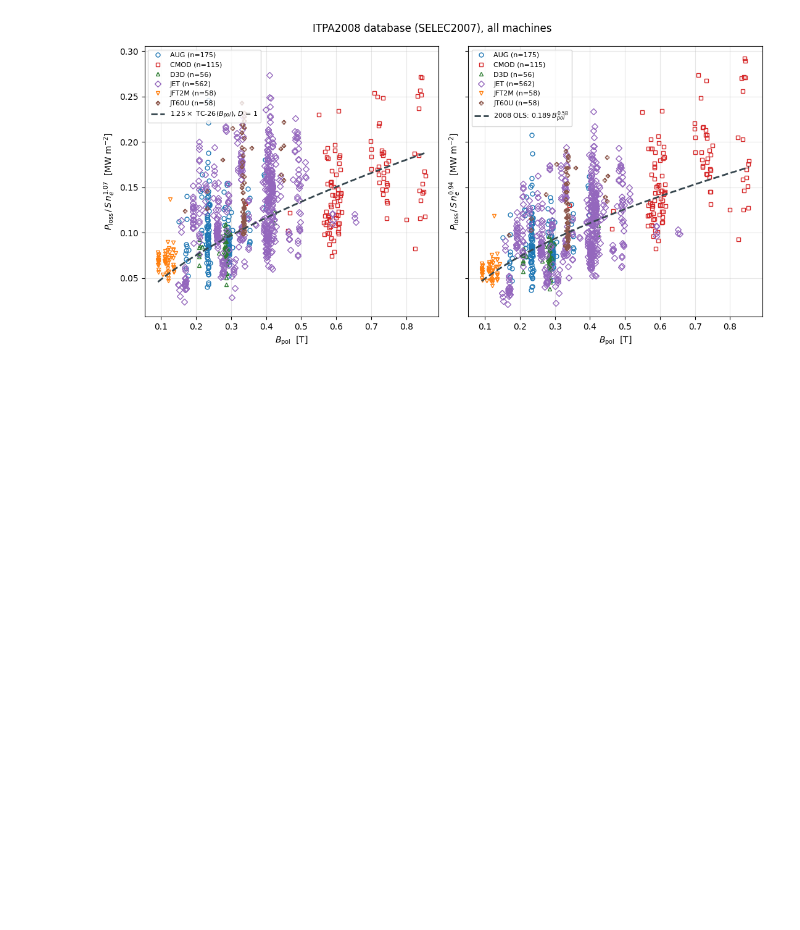
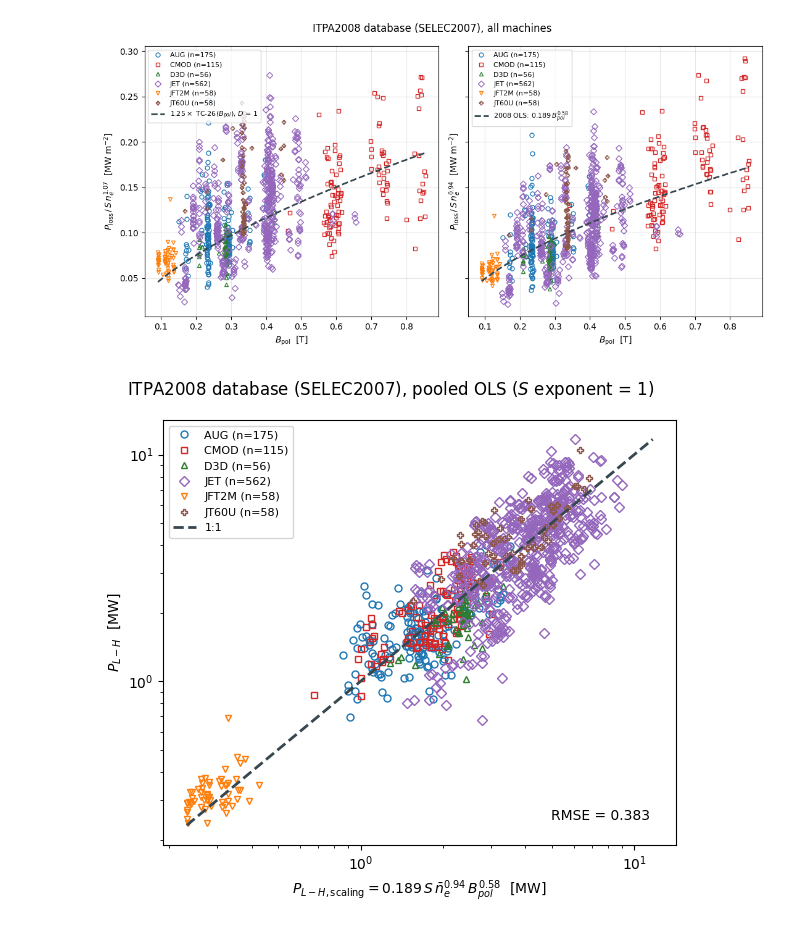
Before and after one commit to fionncur/itpa-imas-migration, a Jupyter notebook: notebooks/2008_bpol_scaling.ipynb, the cells around one changed output. Cells and saved outputs as stored; diff of their text form; code cells hidden in the pictures; blank space fills up the shorter version.

Commit message:
added additional figure for PLH vs. 2008 scaling
Synced from IDStools b4204ed0

```diff
--- a/notebooks/2008_bpol_scaling.ipynb
+++ b/notebooks/2008_bpol_scaling.ipynb
@@ -339,3 +339,36 @@ plt.savefig("figs/Bpol_allmachines_2008.png", dpi=900, bbox_inches="tight")
 plt.show()
 # %% [output]
 [figure]
+# %%
+P_pred = C_s1 * S * ne ** ne_exp_s1 * Bpol ** Bpol_exp_s1
+
+fig, ax = plt.subplots(figsize=(6, 5.5))
+
+for j, tok in enumerate(np.unique(tok_m)): # one marker/colour per machine
+    k = tok_m == tok
+
+    ax.plot(P_pred[k],
+            P[k],
+            MARKERS[j % len(MARKERS)],
+            ms=5,
+            mfc="none",
+            mec=COLORS[j % len(COLORS)],
+            mew=1.0,
+            label=f"{tok} (n={np.sum(k)})")
+
+lims = [min(P_pred.min(), P.min()), max(P_pred.max(), P.max())]
+ax.plot(lims, lims, "--", lw=2, color="#37474f", zorder=5)
+
+ax.set_xscale("log")
+ax.set_yscale("log")
+ax.set_xlabel(rf"$P_{{L-H,\mathrm{{scaling}}}} = {C_s1:.3f}\,S\,\bar{{n}}_e^{{{ne_exp_s1:.2f}}}\,B_{{pol}}^{{{Bpol_exp_s1:.2f}}}$  [MW]")
+ax.set_ylabel(r"$P_{L-H}$  [MW]")
+ax.text(0.95, 0.05, rf"RMSE = {rmse(P, P_pred):.3f}", transform=ax.transAxes, va="bottom", ha="right")
+ax.legend(fontsize=8, loc="upper left")
+
+fig.suptitle("ITPA2008 database (SELEC2007), pooled OLS ($S$ exponent = 1)")
+fig.tight_layout()
+plt.savefig("figs/PLH_vs_scaling_2008.png", dpi=1200, bbox_inches="tight")
+plt.show()
+# %% [output]
+[figure, added]
```
Also changed, not shown: parts of 1 cell of this notebook.
